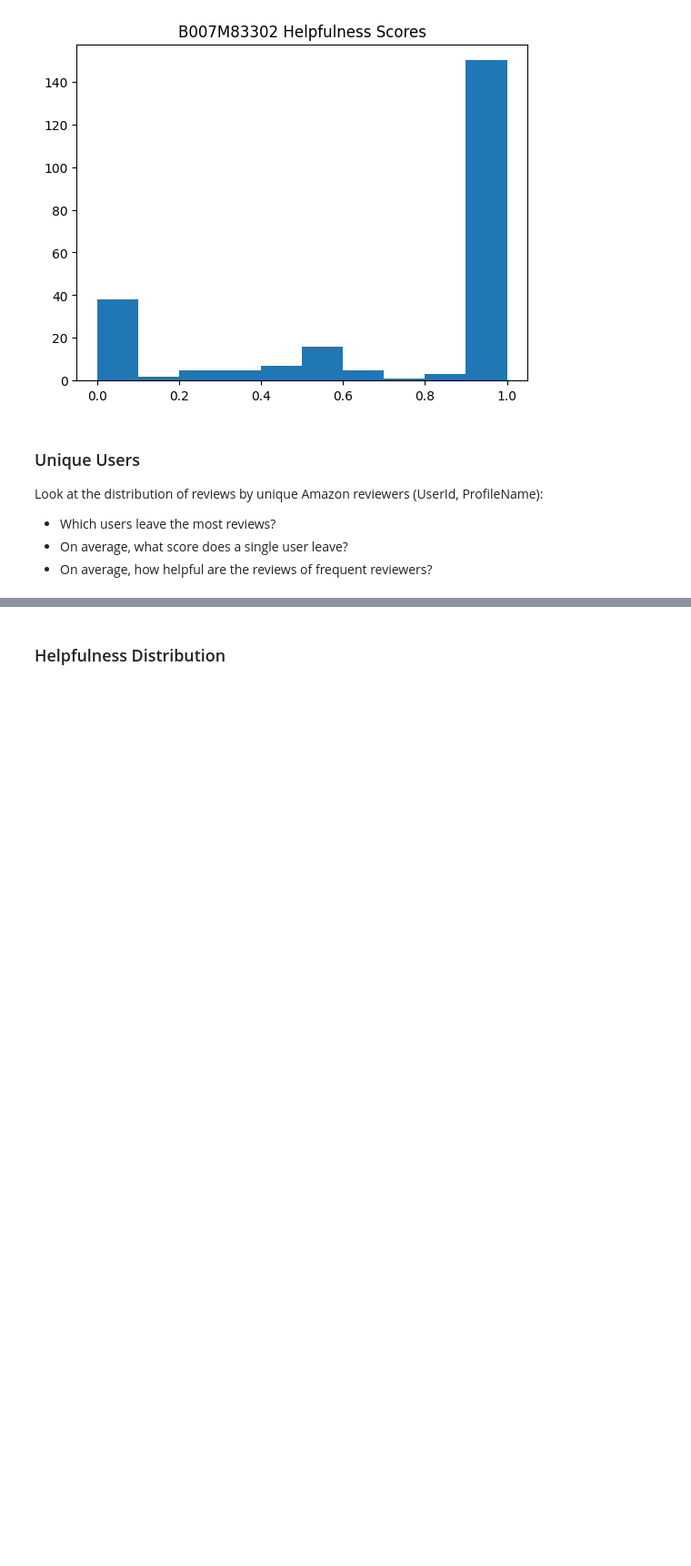
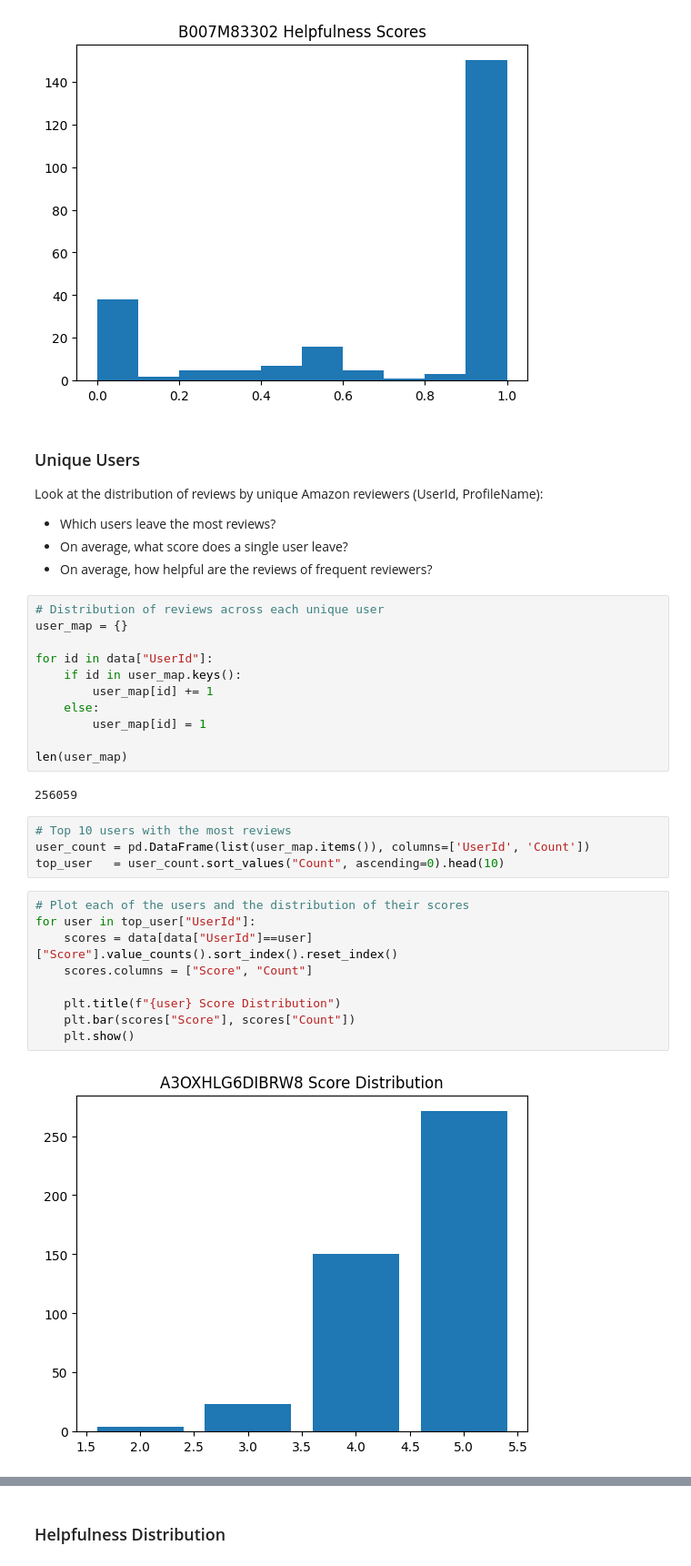
Before and after one commit to Cyrus-Kwan/Amazon-Sentiment-Analysis, a Jupyter notebook: src/explore/explore.ipynb, the cells around one changed output, grey strips where cells are left out. Shown at 91% size. Cells and saved outputs as stored; diff of their text form; blank space fills up the shorter version.

Commit message:
Added data exploration for unique users

```diff
--- a/src/explore/explore.ipynb
+++ b/src/explore/explore.ipynb
@@ -126,3 +126,31 @@ Look at the distribution of reviews by unique Amazon reviewers (UserId, ProfileN
 - Which users leave the most reviews?
 - On average, what score does a single user leave?
 - On average, how helpful are the reviews of frequent reviewers?
+# %%
+# Distribution of reviews across each unique user
+user_map = {}
+
+for id in data["UserId"]:
+    if id in user_map.keys():
+        user_map[id] += 1
+    else:
+        user_map[id] = 1
+
+len(user_map)
+# %% [output]
+256059
+# %%
+# Top 10 users with the most reviews
+user_count = pd.DataFrame(list(user_map.items()), columns=['UserId', 'Count'])
+top_user   = user_count.sort_values("Count", ascending=0).head(10)
+# %%
+# Plot each of the users and the distribution of their scores
+for user in top_user["UserId"]:
+    scores = data[data["UserId"]==user]["Score"].value_counts().sort_index().reset_index()
+    scores.columns = ["Score", "Count"]
+
+    plt.title(f"{user} Score Distribution")
+    plt.bar(scores["Score"], scores["Count"])
+    plt.show()
+# %% [output]
+[figure, added]
```
Also changed, not shown: parts of 3 cells of this notebook.
